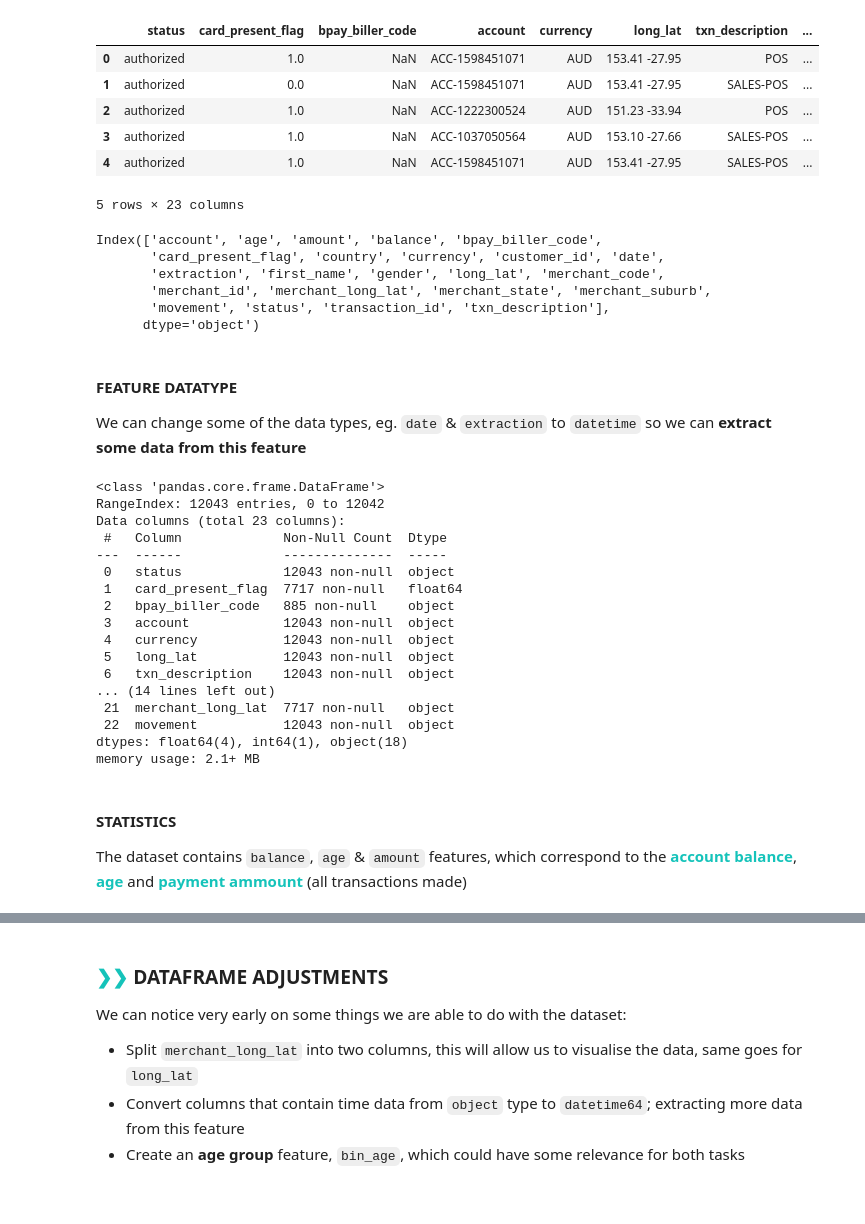
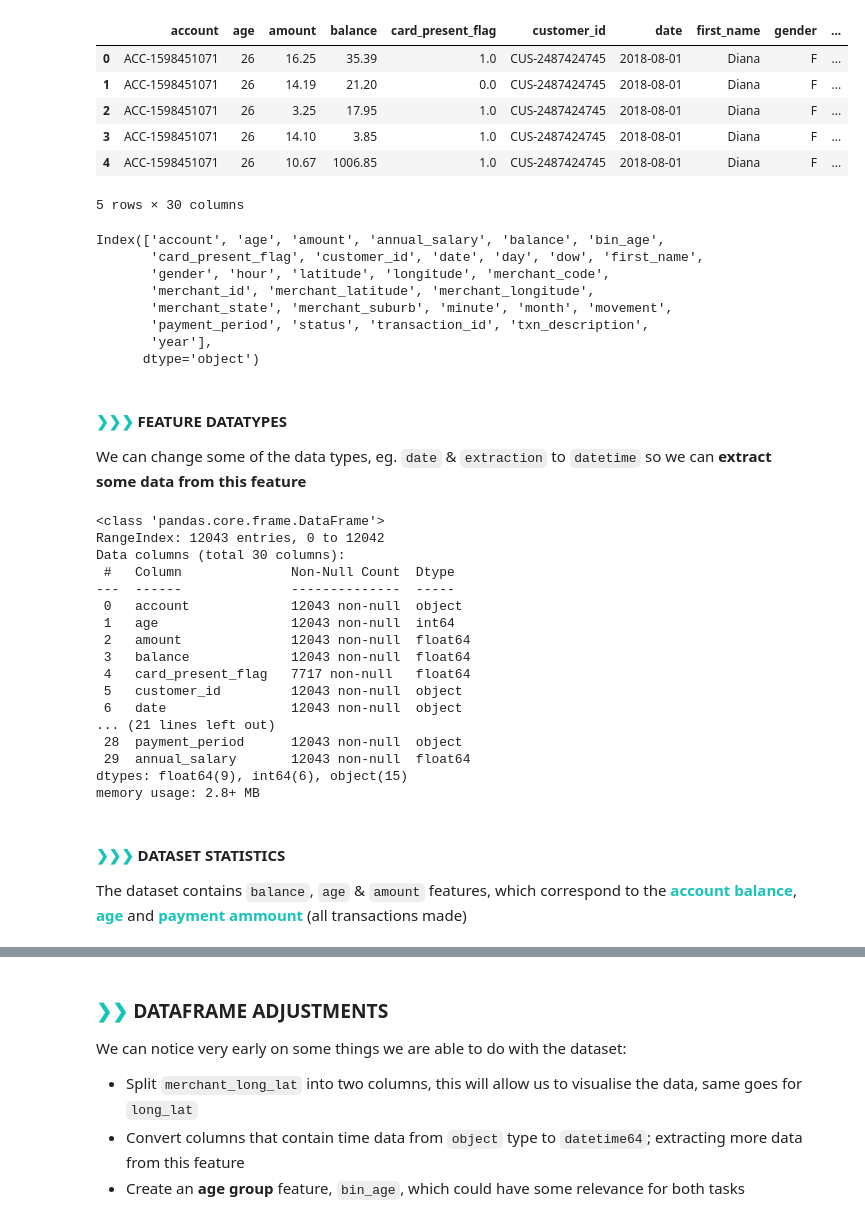
Before and after one commit to shtrausslearning/Data-Science-Portfolio, a Jupyter notebook: ANZ_internship/customer-transaction-predictive-analytics.ipynb, the cells around one changed output, grey strips where cells are left out. Saved outputs shown, nothing was run; the diff lists cells and outputs as text; code cells hidden in the pictures.

```diff
--- a/ANZ_internship/customer-transaction-predictive-analytics.ipynb
+++ b/ANZ_internship/customer-transaction-predictive-analytics.ipynb
@@ -73,31 +94,38 @@ Upon initial inspection of the dataframe, we can notice simiarly named features:
 # %%
 import pandas as pd
 import numpy as np
 import plotly
 import plotly.express as px
+import seaborn as sns; sns.set(style='whitegrid')
+import matplotlib.pyplot as plt
+
 plotly.offline.init_notebook_mode(connected=True)
+import warnings; warnings.filterwarnings('ignore')
 
-df = pd.read_csv('/kaggle/input/anz-synthesised-transaction-dataset/anz.csv')
+# df = pd.read_csv('/kaggle/input/anz-synthesised-transaction-dataset/data_anz.csv')
+df = pd.read_csv('/kaggle/working/anz_data.csv')
 df.head(5)
 # %% [output]
-|  | status | card_present_flag | bpay_biller_code | account | currency | long_lat | txn_description | ... |
-| 0 | authorized | 1.0 | NaN | ACC-1598451071 | AUD | 153.41 -27.95 | POS | ... |
-| 1 | authorized | 0.0 | NaN | ACC-1598451071 | AUD | 153.41 -27.95 | SALES-POS | ... |
-| 2 | authorized | 1.0 | NaN | ACC-1222300524 | AUD | 151.23 -33.94 | POS | ... |
-| 3 | authorized | 1.0 | NaN | ACC-1037050564 | AUD | 153.10 -27.66 | SALES-POS | ... |
-| 4 | authorized | 1.0 | NaN | ACC-1598451071 | AUD | 153.41 -27.95 | SALES-POS | ... |
+|  | account | age | amount | balance | card_present_flag | customer_id | date | first_name | gender | ... |
+| 0 | ACC-1598451071 | 26 | 16.25 | 35.39 | 1.0 | CUS-2487424745 | 2018-08-01 | Diana | F | ... |
+| 1 | ACC-1598451071 | 26 | 14.19 | 21.20 | 0.0 | CUS-2487424745 | 2018-08-01 | Diana | F | ... |
+| 2 | ACC-1598451071 | 26 | 3.25 | 17.95 | 1.0 | CUS-2487424745 | 2018-08-01 | Diana | F | ... |
+| 3 | ACC-1598451071 | 26 | 14.10 | 3.85 | 1.0 | CUS-2487424745 | 2018-08-01 | Diana | F | ... |
+| 4 | ACC-1598451071 | 26 | 10.67 | 1006.85 | 1.0 | CUS-2487424745 | 2018-08-01 | Diana | F | ... |
-5 rows × 23 columns
+5 rows × 30 columns
 # %%
 df.T.sort_index().T.columns
 # %% [output]
-Index(['account', 'age', 'amount', 'balance', 'bpay_biller_code',
-       'card_present_flag', 'country', 'currency', 'customer_id', 'date',
-       'extraction', 'first_name', 'gender', 'long_lat', 'merchant_code',
-       'merchant_id', 'merchant_long_lat', 'merchant_state', 'merchant_suburb',
-       'movement', 'status', 'transaction_id', 'txn_description'],
+Index(['account', 'age', 'amount', 'annual_salary', 'balance', 'bin_age',
+       'card_present_flag', 'customer_id', 'date', 'day', 'dow', 'first_name',
+       'gender', 'hour', 'latitude', 'longitude', 'merchant_code',
+       'merchant_id', 'merchant_latitude', 'merchant_longitude',
+       'merchant_state', 'merchant_suburb', 'minute', 'month', 'movement',
+       'payment_period', 'status', 'transaction_id', 'txn_description',
+       'year'],
       dtype='object')
 # %% [markdown]
-#### <b>FEATURE DATATYPE</b>
+#### <b><span style='color:#15C3BA;text-align:center'>❯❯❯ </span>FEATURE DATATYPES</b>
 
 We can change some of the data types, eg. `date` & `extraction` to `datetime` so we can **extract some data from this feature**
 # %%
@@ -105,23 +133,23 @@ df.info()
 # %% [output]
 <class 'pandas.core.frame.DataFrame'>
 RangeIndex: 12043 entries, 0 to 12042
-Data columns (total 23 columns):
- #   Column             Non-Null Count  Dtype
----  ------             --------------  -----
- 0   status             12043 non-null  object
- 1   card_present_flag  7717 non-null   float64
- 2   bpay_biller_code   885 non-null    object
- 3   account            12043 non-null  object
- 4   currency           12043 non-null  object
- 5   long_lat           12043 non-null  object
- 6   txn_description    12043 non-null  object
-... (14 lines left out)
- 21  merchant_long_lat  7717 non-null   object
- 22  movement           12043 non-null  object
-dtypes: float64(4), int64(1), object(18)
-memory usage: 2.1+ MB
+Data columns (total 30 columns):
+ #   Column              Non-Null Count  Dtype
+---  ------              --------------  -----
+ 0   account             12043 non-null  object
+ 1   age                 12043 non-null  int64
+ 2   amount              12043 non-null  float64
+ 3   balance             12043 non-null  float64
+ 4   card_present_flag   7717 non-null   float64
+ 5   customer_id         12043 non-null  object
+ 6   date                12043 non-null  object
+... (21 lines left out)
+ 28  payment_period      12043 non-null  object
+ 29  annual_salary       12043 non-null  float64
+dtypes: float64(9), int64(6), object(15)
+memory usage: 2.8+ MB
 # %% [markdown]
-#### <b>STATISTICS</b>
+#### <b><span style='color:#15C3BA;text-align:center'>❯❯❯ </span>DATASET STATISTICS</b>
 
 The dataset contains `balance`, `age` & `amount` features, which correspond to the **<span style='color:#15C3BA'>account balance</span>**, **<span style='color:#15C3BA'>age</span>** and **<span style='color:#15C3BA'>payment ammount</span>** (all transactions made)
 # %%
```
Also changed, not shown: parts of 103 cells of this notebook.
